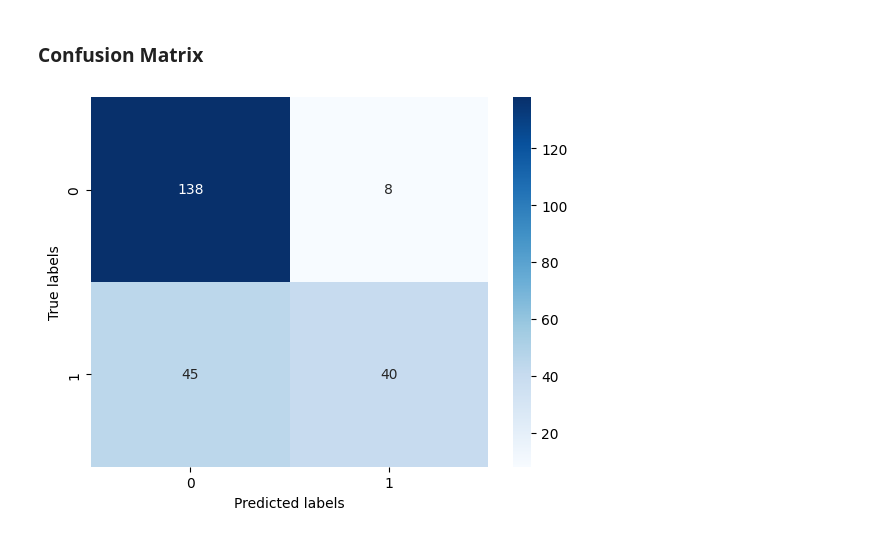
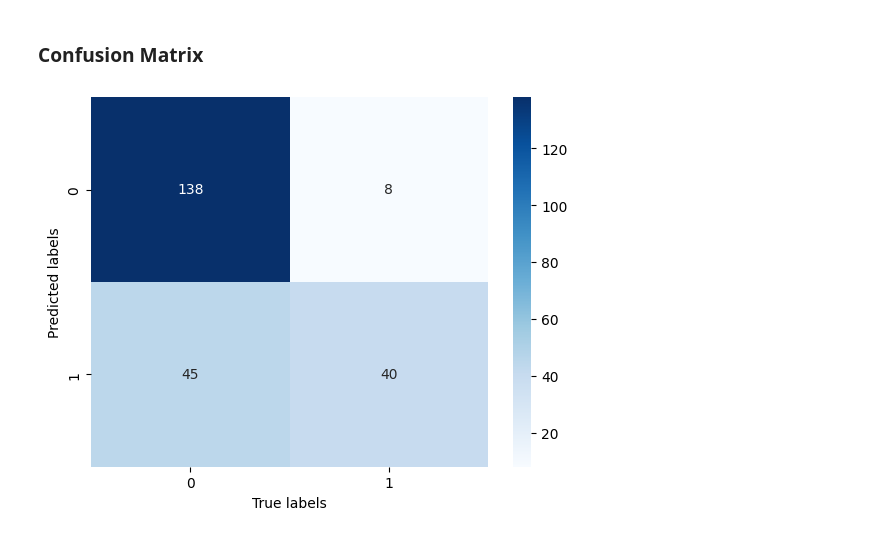
Before and after one commit to sharmashubam/Ml_Algo_Prac, a Jupyter notebook: ml_02/ml_02.ipynb, the cells around one changed output. Cells and saved outputs as stored; diff of their text form; code cells hidden in the pictures.

```diff
--- a/ml_02/ml_02.ipynb
+++ b/ml_02/ml_02.ipynb
@@ -198,10 +198,10 @@ from sklearn.metrics import confusion_matrix
 # %%
 cm = confusion_matrix(y_test, y_pred)
 
 # Create a heatmap of the confusion matrix
 sns.heatmap(cm, annot=True, cmap="Blues", fmt="d")
-plt.xlabel('Predicted labels')
-plt.ylabel('True labels')
+plt.ylabel('Predicted labels')
+plt.xlabel('True labels')
 plt.show()
 # %% [output]
-[figure, old version]
+[figure, new version]
```
Also changed, not shown: parts of 1 cell of this notebook, 1 other file.
